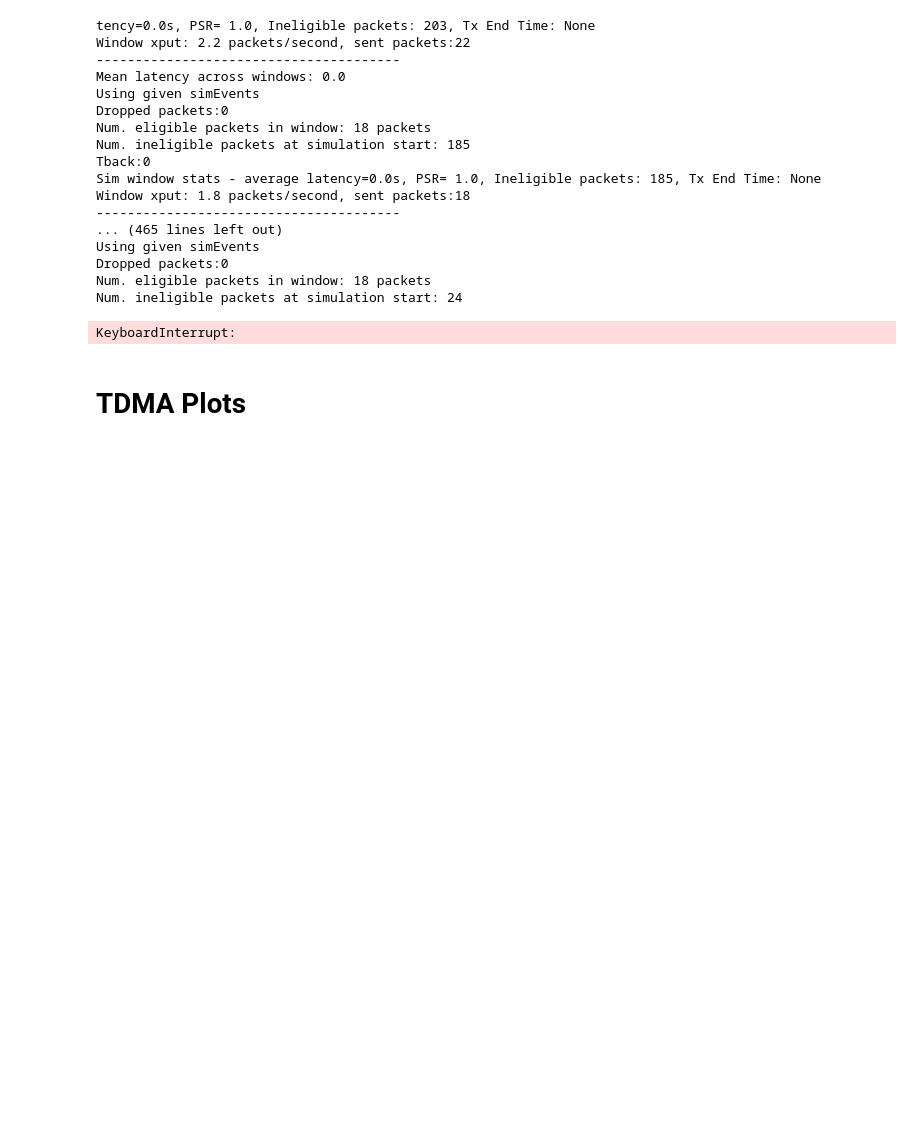
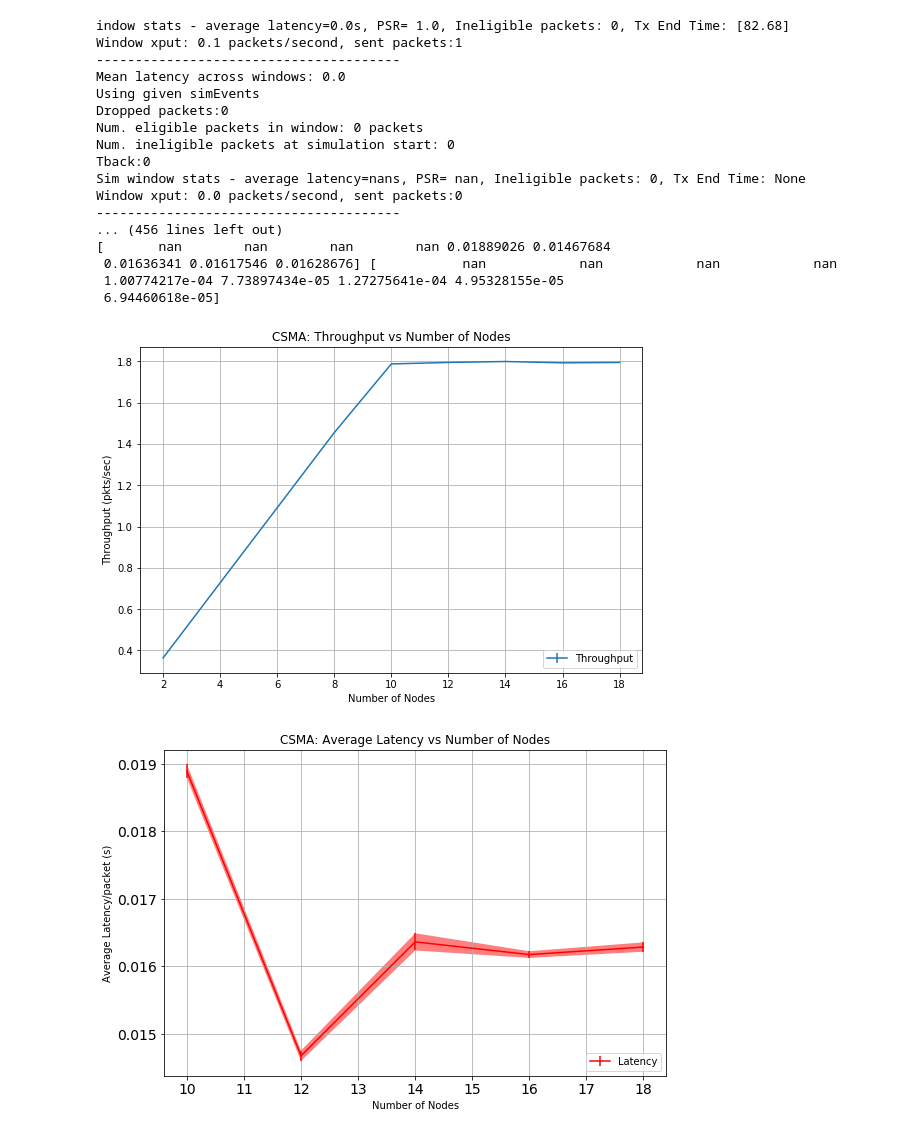
Before and after one commit to rohit1347/DynaMAC, a Jupyter notebook: demo.ipynb, the cells around one changed output. Drawn from its saved outputs; the diff is of its cells as text; code cells hidden in the pictures; blank space fills up the shorter version.

```diff
--- a/demo.ipynb
+++ b/demo.ipynb
@@ -10,24 +12,23 @@ import matplotlib.pyplot as plt
 # %%
 generate_xput_plots(montecarlo=10, num_n_end=20,
-                    num_p=20, duration=20, num_n_delta=2)
+                    num_p=20, duration=20, num_n_delta=2,num_n_start=2,reg=1)
 # %% [output]
-tency=0.0s, PSR= 1.0, Ineligible packets: 203, Tx End Time: None
-Window xput: 2.2 packets/second, sent packets:22
+indow stats - average latency=0.0s, PSR= 1.0, Ineligible packets: 0, Tx End Time: [82.68]
+Window xput: 0.1 packets/second, sent packets:1
 ---------------------------------------
 Mean latency across windows: 0.0
 Using given simEvents
 Dropped packets:0
-Num. eligible packets in window: 18 packets
-Num. ineligible packets at simulation start: 185
+Num. eligible packets in window: 0 packets
+Num. ineligible packets at simulation start: 0
 Tback:0
-Sim window stats - average latency=0.0s, PSR= 1.0, Ineligible packets: 185, Tx End Time: None
-Window xput: 1.8 packets/second, sent packets:18
+Sim window stats - average latency=nans, PSR= nan, Ineligible packets: 0, Tx End Time: None
+Window xput: 0.0 packets/second, sent packets:0
 ---------------------------------------
-... (465 lines left out)
-Using given simEvents
-Dropped packets:0
-Num. eligible packets in window: 18 packets
-Num. ineligible packets at simulation start: 24
+... (456 lines left out)
+[       nan        nan        nan        nan 0.01889026 0.01467684
+ 0.01636341 0.01617546 0.01628676] [           nan            nan            nan            nan
+ 1.00774217e-04 7.73897434e-05 1.27275641e-04 4.95328155e-05
+ 6.94460618e-05]
-KeyboardInterrupt:
+[figure, added]
+[figure, added]
-# %% [markdown]
-# TDMA Plots
```
Also changed, not shown: parts of 7 cells of this notebook, 1 other file.
